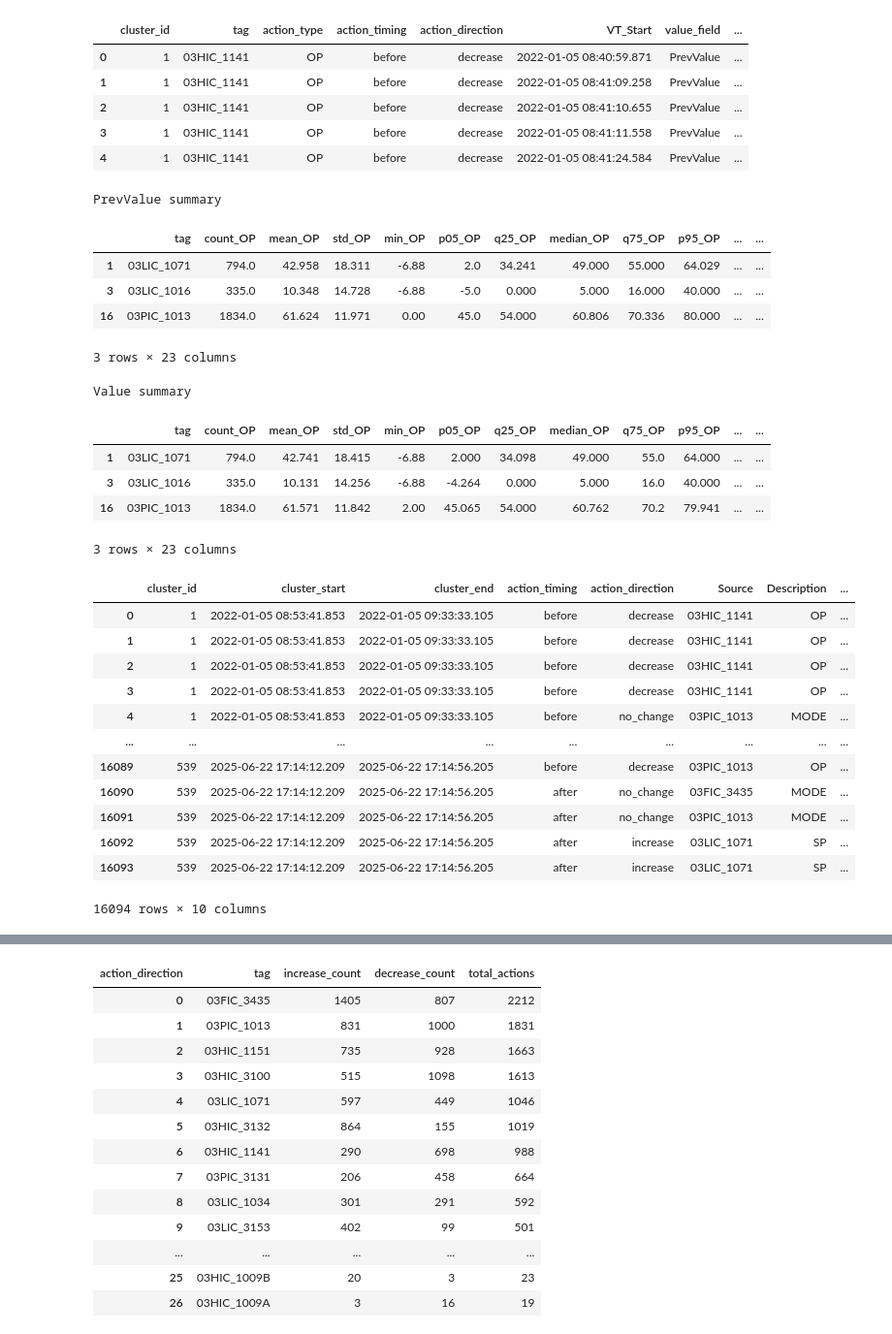
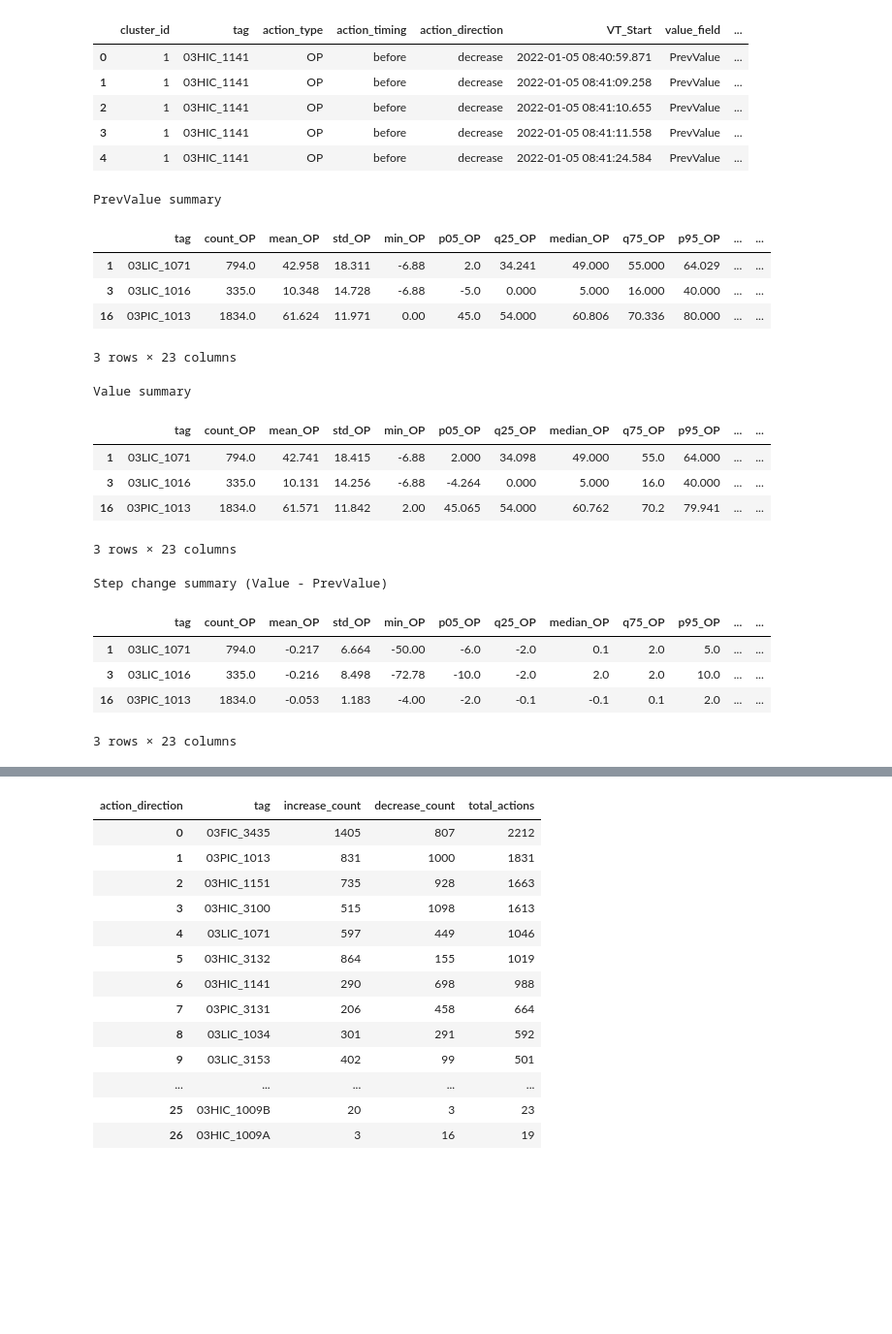
Before and after one commit to H604827/ControlActions, a Jupyter notebook: EXPERIMENTS/control_actions_and_alarms_analysis.ipynb, the cells around one changed output, grey strips where cells are left out. Shown at 97% size. Cells and saved outputs as stored; diff of their text form; code cells hidden in the pictures; blank space fills up the shorter version.

```diff
--- a/EXPERIMENTS/control_actions_and_alarms_analysis.ipynb
+++ b/EXPERIMENTS/control_actions_and_alarms_analysis.ipynb
@@ -53,6 +54,10 @@ tag_action_values = (
 for col in value_cols:
     tag_action_values[col] = tag_action_values[col].apply(parse_action_value)
 
+tag_action_values['step_change'] = (
+    tag_action_values['Value'] - tag_action_values['PrevValue']
+)
+
 tag_action_values_long = (
     tag_action_values
     .melt(
@@ -106,9 +111,30 @@ distribution_summary = (
     .sort_values(['tag', 'value_field', 'action_type'])
 )
 
+step_change_distribution_summary = (
+    tag_action_values.loc[:, ['tag', 'action_type', 'step_change']]
+    .dropna(subset=['step_change'])
+    .groupby(['tag', 'action_type'], observed=True)['step_change']
+    .agg(
+        count='size',
+        mean='mean',
+        std='std',
+        min='min',
+        p05=lambda s: s.quantile(0.05),
+        q25=lambda s: s.quantile(0.25),
+        median='median',
+        q75=lambda s: s.quantile(0.75),
+        p95=lambda s: s.quantile(0.95),
+        max='max',
+    )
+    .reset_index()
+    .sort_values(['tag', 'action_type'])
+)
+
 metric_cols = ['mean', 'std', 'min', 'p05', 'q25', 'median', 'q75', 'p95', 'max']
 summary_stat_cols = ['count', *metric_cols]
 distribution_summary[metric_cols] = distribution_summary[metric_cols].round(3)
+step_change_distribution_summary[metric_cols] = step_change_distribution_summary[metric_cols].round(3)
 
 
 def format_common_range(low_value, high_value):
@@ -117,21 +143,15 @@ def format_common_range(low_value, high_value):
     return f'[{low_value:.3f}, {high_value:.3f}]'
 
 
-
-def build_value_summary_table(value_field):
-    value_field_summary = distribution_summary.loc[
-        distribution_summary['value_field'] == value_field,
-        ['tag', 'action_type', *summary_stat_cols],
-    ].copy()
-
+def build_action_summary_table(summary_frame):
     op_summary = (
-        value_field_summary.loc[value_field_summary['action_type'] == 'OP']
+        summary_frame.loc[summary_frame['action_type'] == 'OP']
         .drop(columns='action_type')
         .rename(columns={col: f'{col}_OP' for col in summary_stat_cols})
     )
 
     sp_summary = (
-        value_field_summary.loc[value_field_summary['action_type'] == 'SP']
+        summary_frame.loc[summary_frame['action_type'] == 'SP']
         .drop(columns='action_type')
         .rename(columns={col: f'{col}_SP' for col in summary_stat_cols})
     )
@@ -166,30 +186,48 @@ def build_value_summary_table(value_field):
         'tag',
         *[f'{col}_OP' for col in summary_stat_cols],
         'common_range_OP',
         *[f'{col}_SP' for col in summary_stat_cols],
         'common_range_SP',
     ]
     return summary_table[ordered_cols]
 
 
+def build_value_summary_table(value_field):
+    value_field_summary = distribution_summary.loc[
+        distribution_summary['value_field'] == value_field,
+        ['tag', 'action_type', *summary_stat_cols],
+    ].copy()
+    return build_action_summary_table(value_field_summary)
+
+
 prev_value_summary = build_value_summary_table('PrevValue')
 value_summary = build_value_summary_table('Value')
+step_change_summary = build_action_summary_table(step_change_distribution_summary)
 
 print('PrevValue summary')
 display(prev_value_summary[prev_value_summary['tag'].isin(['03LIC_1071', '03LIC_1016', '03PIC_1013'])])
 
 print('Value summary')
 display(value_summary[value_summary['tag'].isin(['03LIC_1071', '03LIC_1016', '03PIC_1013'])])
+
+print('Step change summary (Value - PrevValue)')
+display(step_change_summary[step_change_summary['tag'].isin(['03LIC_1071', '03LIC_1016', '03PIC_1013'])])
 # %% [output]
 PrevValue summary
 |  | tag | count_OP | mean_OP | std_OP | min_OP | p05_OP | q25_OP | median_OP | q75_OP | p95_OP | ... | ... |
 | 1 | 03LIC_1071 | 794.0 | 42.958 | 18.311 | -6.88 | 2.0 | 34.241 | 49.000 | 55.000 | 64.029 | ... | ... |
 | 3 | 03LIC_1016 | 335.0 | 10.348 | 14.728 | -6.88 | -5.0 | 0.000 | 5.000 | 16.000 | 40.000 | ... | ... |
 | 16 | 03PIC_1013 | 1834.0 | 61.624 | 11.971 | 0.00 | 45.0 | 54.000 | 60.806 | 70.336 | 80.000 | ... | ... |
 3 rows × 23 columns
 Value summary
 |  | tag | count_OP | mean_OP | std_OP | min_OP | p05_OP | q25_OP | median_OP | q75_OP | p95_OP | ... | ... |
 | 1 | 03LIC_1071 | 794.0 | 42.741 | 18.415 | -6.88 | 2.000 | 34.098 | 49.000 | 55.0 | 64.000 | ... | ... |
 | 3 | 03LIC_1016 | 335.0 | 10.131 | 14.256 | -6.88 | -4.264 | 0.000 | 5.000 | 16.0 | 40.000 | ... | ... |
 | 16 | 03PIC_1013 | 1834.0 | 61.571 | 11.842 | 2.00 | 45.065 | 54.000 | 60.762 | 70.2 | 79.941 | ... | ... |
 3 rows × 23 columns
+Step change summary (Value - PrevValue)
+|  | tag | count_OP | mean_OP | std_OP | min_OP | p05_OP | q25_OP | median_OP | q75_OP | p95_OP | ... | ... |
+| 1 | 03LIC_1071 | 794.0 | -0.217 | 6.664 | -50.00 | -6.0 | -2.0 | 0.1 | 2.0 | 5.0 | ... | ... |
+| 3 | 03LIC_1016 | 335.0 | -0.216 | 8.498 | -72.78 | -10.0 | -2.0 | 2.0 | 2.0 | 10.0 | ... | ... |
+| 16 | 03PIC_1013 | 1834.0 | -0.053 | 1.183 | -4.00 | -2.0 | -0.1 | -0.1 | 0.1 | 2.0 | ... | ... |
+3 rows × 23 columns
@@ -217,16 +233,0 @@ distribution_fig
-# %%
-control_actions
-# %% [output]
-|  | cluster_id | cluster_start | cluster_end | action_timing | action_direction | Source | Description | ... |
-| 0 | 1 | 2022-01-05 08:53:41.853 | 2022-01-05 09:33:33.105 | before | decrease | 03HIC_1141 | OP | ... |
-| 1 | 1 | 2022-01-05 08:53:41.853 | 2022-01-05 09:33:33.105 | before | decrease | 03HIC_1141 | OP | ... |
-| 2 | 1 | 2022-01-05 08:53:41.853 | 2022-01-05 09:33:33.105 | before | decrease | 03HIC_1141 | OP | ... |
-| 3 | 1 | 2022-01-05 08:53:41.853 | 2022-01-05 09:33:33.105 | before | decrease | 03HIC_1141 | OP | ... |
-| 4 | 1 | 2022-01-05 08:53:41.853 | 2022-01-05 09:33:33.105 | before | no_change | 03PIC_1013 | MODE | ... |
-| ... | ... | ... | ... | ... | ... | ... | ... | ... |
-| 16089 | 539 | 2025-06-22 17:14:12.209 | 2025-06-22 17:14:56.205 | before | decrease | 03PIC_1013 | OP | ... |
-| 16090 | 539 | 2025-06-22 17:14:12.209 | 2025-06-22 17:14:56.205 | after | no_change | 03FIC_3435 | MODE | ... |
-| 16091 | 539 | 2025-06-22 17:14:12.209 | 2025-06-22 17:14:56.205 | after | no_change | 03PIC_1013 | MODE | ... |
-| 16092 | 539 | 2025-06-22 17:14:12.209 | 2025-06-22 17:14:56.205 | after | increase | 03LIC_1071 | SP | ... |
-| 16093 | 539 | 2025-06-22 17:14:12.209 | 2025-06-22 17:14:56.205 | after | increase | 03LIC_1071 | SP | ... |
-16094 rows × 10 columns
```
Also changed, not shown: parts of 11 cells of this notebook, 5 other files.
